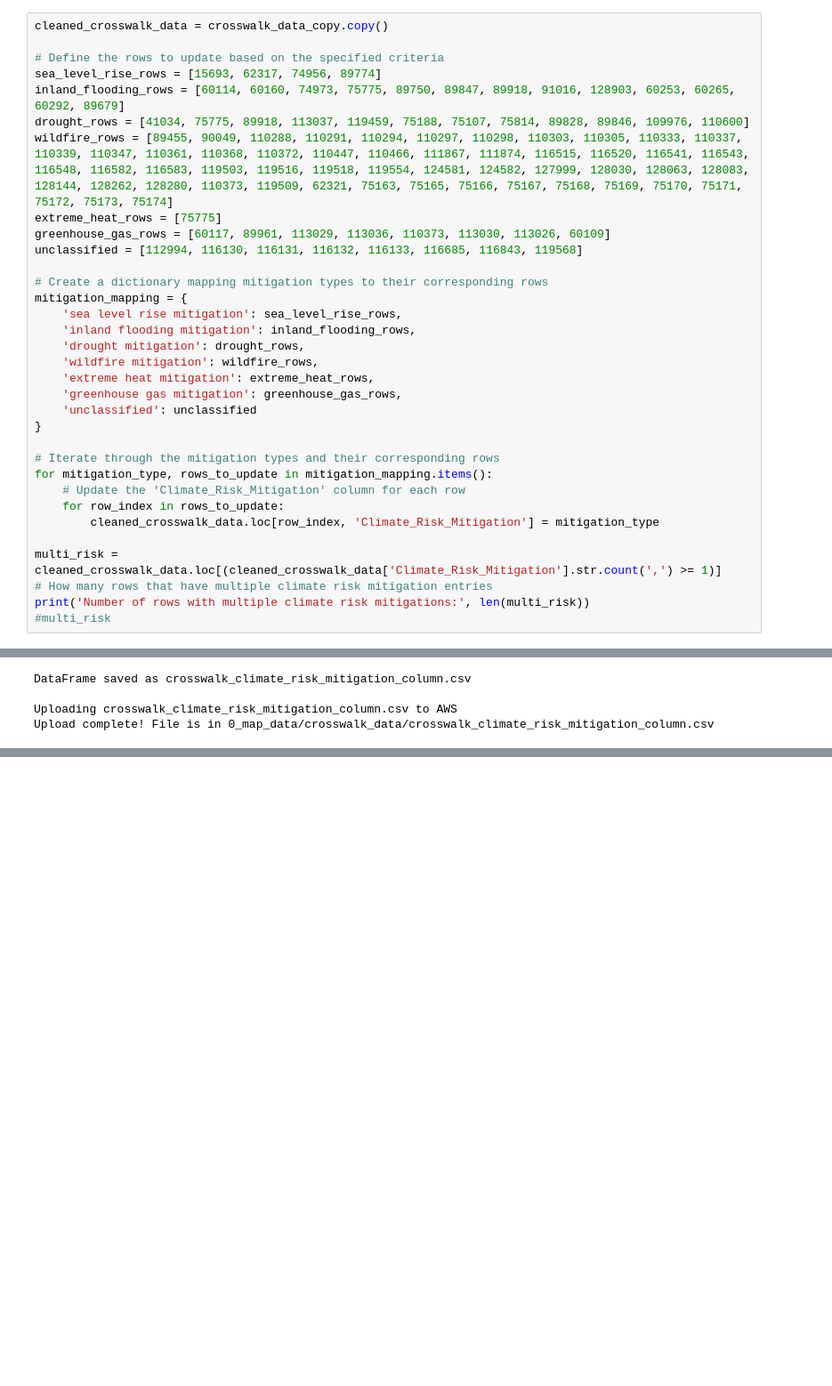
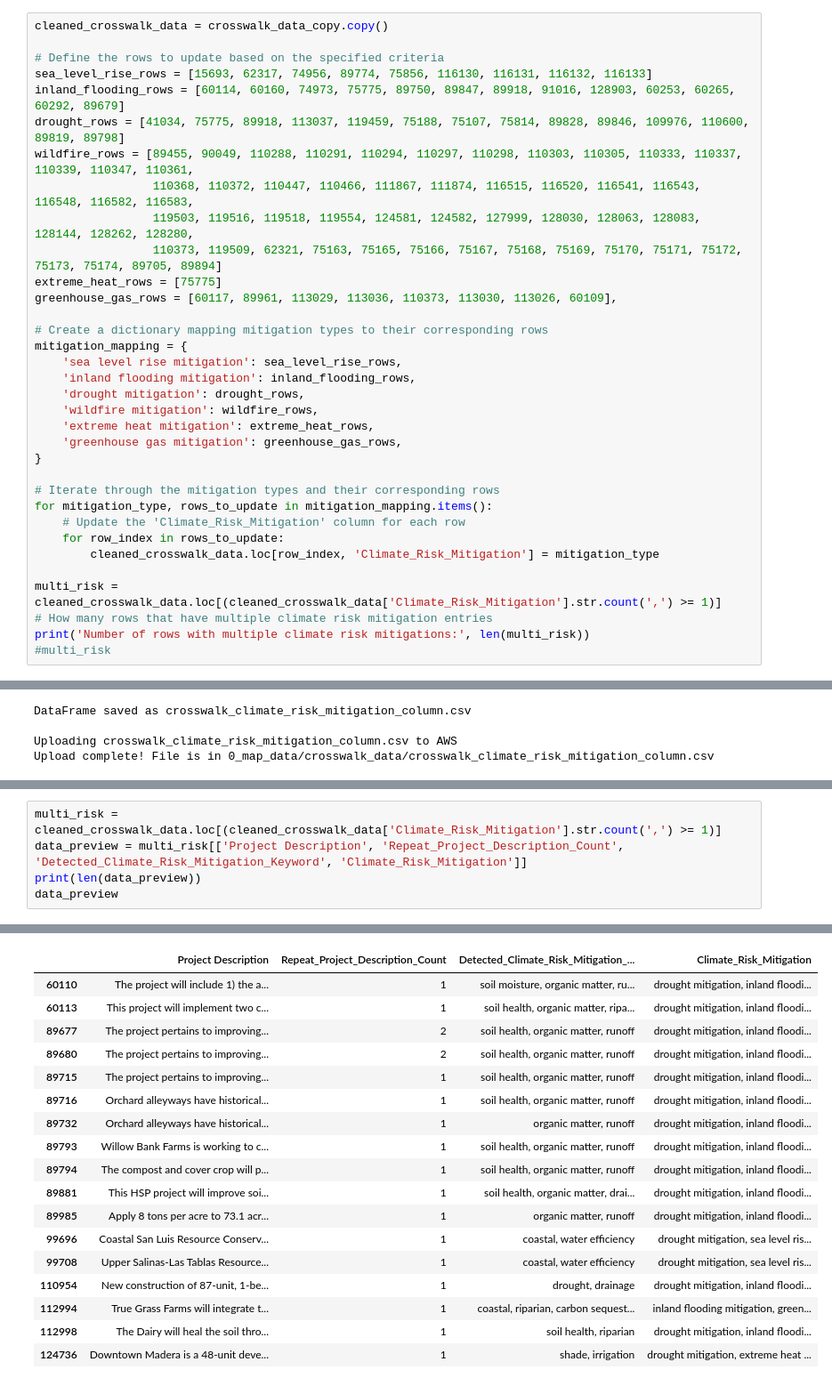
Before and after one commit to Eagle-Rock-Analytics/carb-climate-index, a Jupyter notebook: scripts/cci_crosswalk/crosswalk_phase_two/cci_projects.ipynb, the cells around one changed output, grey strips where cells are left out. Shown at 89% size. Cells and saved outputs as stored; diff of their text form; blank space fills up the shorter version.

```diff
--- a/scripts/cci_crosswalk/crosswalk_phase_two/cci_projects.ipynb
+++ b/scripts/cci_crosswalk/crosswalk_phase_two/cci_projects.ipynb
@@ -367,13 +384,15 @@ pd.set_option('display.max_rows', None)
 cleaned_crosswalk_data = crosswalk_data_copy.copy()
 
 # Define the rows to update based on the specified criteria
-sea_level_rise_rows = [15693, 62317, 74956, 89774]
+sea_level_rise_rows = [15693, 62317, 74956, 89774, 75856, 116130, 116131, 116132, 116133]
 inland_flooding_rows = [60114, 60160, 74973, 75775, 89750, 89847, 89918, 91016, 128903, 60253, 60265, 60292, 89679]
-drought_rows = [41034, 75775, 89918, 113037, 119459, 75188, 75107, 75814, 89828, 89846, 109976, 110600]
-wildfire_rows = [89455, 90049, 110288, 110291, 110294, 110297, 110298, 110303, 110305, 110333, 110337, 110339, 110347, 110361, 110368, 110372, 110447, 110466, 111867, 111874, 116515, 116520, 116541, 116543, 116548, 116582, 116583, 119503, 119516, 119518, 119554, 124581, 124582, 127999, 128030, 128063, 128083, 128144, 128262, 128280, 110373, 119509, 62321, 75163, 75165, 75166, 75167, 75168, 75169, 75170, 75171, 75172, 75173, 75174]
+drought_rows = [41034, 75775, 89918, 113037, 119459, 75188, 75107, 75814, 89828, 89846, 109976, 110600, 89819, 89798]
+wildfire_rows = [89455, 90049, 110288, 110291, 110294, 110297, 110298, 110303, 110305, 110333, 110337, 110339, 110347, 110361,
+                 110368, 110372, 110447, 110466, 111867, 111874, 116515, 116520, 116541, 116543, 116548, 116582, 116583,
+                 119503, 119516, 119518, 119554, 124581, 124582, 127999, 128030, 128063, 128083, 128144, 128262, 128280,
+                 110373, 119509, 62321, 75163, 75165, 75166, 75167, 75168, 75169, 75170, 75171, 75172, 75173, 75174, 89705, 89894]
 extreme_heat_rows = [75775]
-greenhouse_gas_rows = [60117, 89961, 113029, 113036, 110373, 113030, 113026, 60109]
-unclassified = [112994, 116130, 116131, 116132, 116133, 116685, 116843, 119568]
+greenhouse_gas_rows = [60117, 89961, 113029, 113036, 110373, 113030, 113026, 60109],
 
 # Create a dictionary mapping mitigation types to their corresponding rows
 mitigation_mapping = {
@@ -383,7 +402,6 @@ mitigation_mapping = {
     'wildfire mitigation': wildfire_rows,
     'extreme heat mitigation': extreme_heat_rows,
     'greenhouse gas mitigation': greenhouse_gas_rows,
-    'unclassified': unclassified
 }
 
 # Iterate through the mitigation types and their corresponding rows
@@ -534,0 +546,6 @@ display(unclassified_rows[:1])
+# %%
+multi_risk = cleaned_crosswalk_data.loc[(cleaned_crosswalk_data['Climate_Risk_Mitigation'].str.count(',') >= 1)]
+data_preview = multi_risk[['Project Description', 'Repeat_Project_Description_Count', 'Detected_Climate_Risk_Mitigation_Keyword', 'Climate_Risk_Mitigation']]
+print(len(data_preview))
+data_preview
+# %% [output]
@@ -534,0 +553,18 @@ display(unclassified_rows[:1])
+|  | Project Description | Repeat_Project_Description_Count | Detected_Climate_Risk_Mitigation_... | Climate_Risk_Mitigation |
+| 60110 | The project will include 1) the a... | 1 | soil moisture, organic matter, ru... | drought mitigation, inland floodi... |
+| 60113 | This project will implement two c... | 1 | soil health, organic matter, ripa... | drought mitigation, inland floodi... |
+| 89677 | The project pertains to improving... | 2 | soil health, organic matter, runoff | drought mitigation, inland floodi... |
+| 89680 | The project pertains to improving... | 2 | soil health, organic matter, runoff | drought mitigation, inland floodi... |
+| 89715 | The project pertains to improving... | 1 | soil health, organic matter, runoff | drought mitigation, inland floodi... |
+| 89716 | Orchard alleyways have historical... | 1 | soil health, organic matter, runoff | drought mitigation, inland floodi... |
+| 89732 | Orchard alleyways have historical... | 1 | organic matter, runoff | drought mitigation, inland floodi... |
+| 89793 | Willow Bank Farms is working to c... | 1 | soil health, organic matter, runoff | drought mitigation, inland floodi... |
+| 89794 | The compost and cover crop will p... | 1 | soil health, organic matter, runoff | drought mitigation, inland floodi... |
+| 89881 | This HSP project will improve soi... | 1 | soil health, organic matter, drai... | drought mitigation, inland floodi... |
+| 89985 | Apply 8 tons per acre to 73.1 acr... | 1 | organic matter, runoff | drought mitigation, inland floodi... |
+| 99696 | Coastal San Luis Resource Conserv... | 1 | coastal, water efficiency | drought mitigation, sea level ris... |
+| 99708 | Upper Salinas-Las Tablas Resource... | 1 | coastal, water efficiency | drought mitigation, sea level ris... |
+| 110954 | New construction of 87-unit, 1-be... | 1 | drought, drainage | drought mitigation, inland floodi... |
+| 112994 | True Grass Farms will integrate t... | 1 | coastal, riparian, carbon sequest... | inland flooding mitigation, green... |
+| 112998 | The Dairy will heal the soil thro... | 1 | soil health, riparian | drought mitigation, inland floodi... |
+| 124736 | Downtown Madera is a 48-unit deve... | 1 | shade, irrigation | drought mitigation, extreme heat ... |
```
Also changed, not shown: parts of 18 cells of this notebook.
